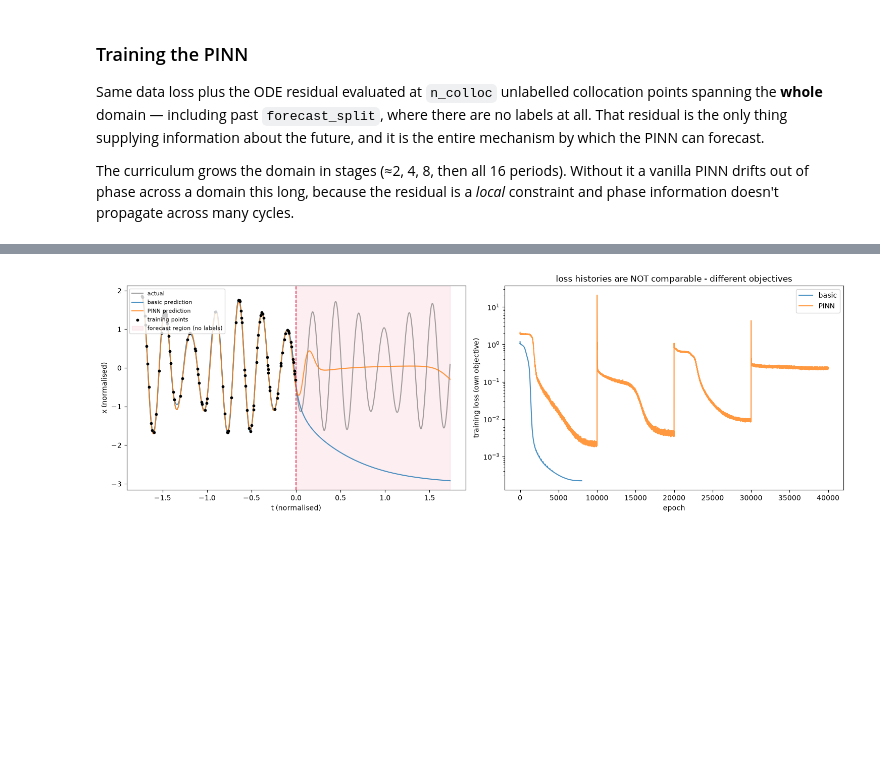
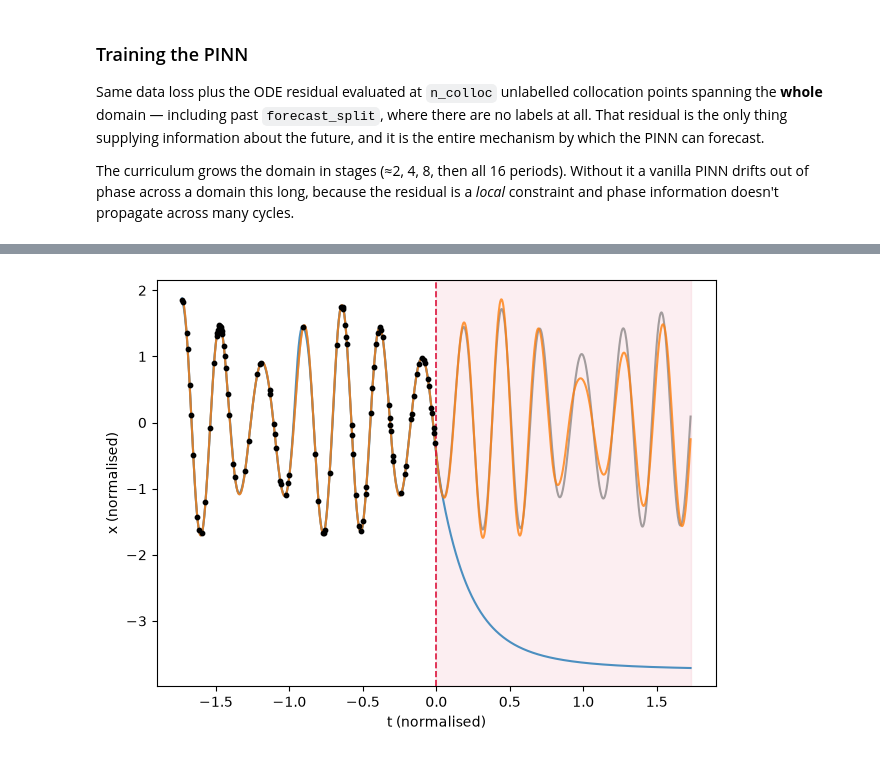
Before and after one commit to Jdev31/ForecastingOscillators, a Jupyter notebook: OscillatorTimeSeries/pytorch_PINN.ipynb, the cells around one changed output, grey strips where cells are left out. Cells and saved outputs as stored; diff of their text form; code cells hidden in the pictures; blank space fills up the shorter version.

```diff
--- a/OscillatorTimeSeries/pytorch_PINN.ipynb
+++ b/OscillatorTimeSeries/pytorch_PINN.ipynb
@@ -132,7 +132,7 @@ Shape of y: torch.Size([100, 1]) torch.float32
 ## Defining a model
 # %%
 # Define model
-hidden_neurons = 64
+hidden_neurons = 256
 
 class NeuralNetwork(nn.Module):
     def __init__(self):
@@ -158,7 +158,7 @@ class NeuralNetwork(nn.Module):
 ### Loss function
 # %%
 
-n_colloc = 2000
+n_colloc = 20000
 physics_const = 1
 basic_const = 1
 
@@ -413,41 +413,41 @@ trained = {}
 if "model_basic" in globals():
     trained["basic"] = (model_basic, hist_basic)
 if "model_pinn" in globals():
     trained["PINN"] = (model_pinn, hist_pinn)
 
-fig, (ax, ax2) = plt.subplots(1, 2, figsize=(15, 5))
+fig, ax = plt.subplots()
 
 ax.plot(t_norm, x_norm, label="actual", color="0.4", alpha=0.6)
 for name, (mdl, _) in trained.items():
     mdl.eval()
     with torch.no_grad():
         pred = mdl(t_grid).cpu().squeeze()
     ax.plot(t_norm, pred, label=f"{name} prediction", alpha=0.8)
 
 # the training points - gaps between them are where the fit is free to wander
 ax.scatter(t_norm[training_index], x_norm[training_index],
            s=10, color="k", zorder=3, label="training points")
 
 # everything right of this line is unlabelled: the actual result of the experiment
 if len(forecast_index):
     s_split = (forecast_split - t_mean) / t_std
     ax.axvline(s_split, color="crimson", lw=1.2, ls="--")
     ax.axvspan(s_split, t_hi, color="crimson", alpha=0.07,
                label="forecast region (no labels)")
 
 ax.set_xlabel("t (normalised)")
 ax.set_ylabel("x (normalised)")
-ax.legend(loc="upper left", fontsize=8)
+#ax.legend(loc="upper left", fontsize=8)
 
-for name, (_, hist) in trained.items():
-    ax2.plot(hist, label=name, alpha=0.8)
-ax2.set_yscale("log")
-ax2.set_xlabel("epoch")
-ax2.set_ylabel("training loss (own objective)")
-ax2.set_title("loss histories are NOT comparable - different objectives")
-ax2.legend()
+# for name, (_, hist) in trained.items():
+#     ax2.plot(hist, label=name, alpha=0.8)
+# ax2.set_yscale("log")
+# ax2.set_xlabel("epoch")
+# ax2.set_ylabel("training loss (own objective)")
+# ax2.set_title("loss histories are NOT comparable - different objectives")
+# ax2.legend()
 
 fig.tight_layout()
-plt.savefig(f"{regime}_comparison.pdf")
+plt.savefig(f"forcast_comparison1.pdf")
 # %% [output]
-[figure, old version]
+[figure, new version]
```
Also changed, not shown: parts of 3 cells of this notebook, 3 other files.
